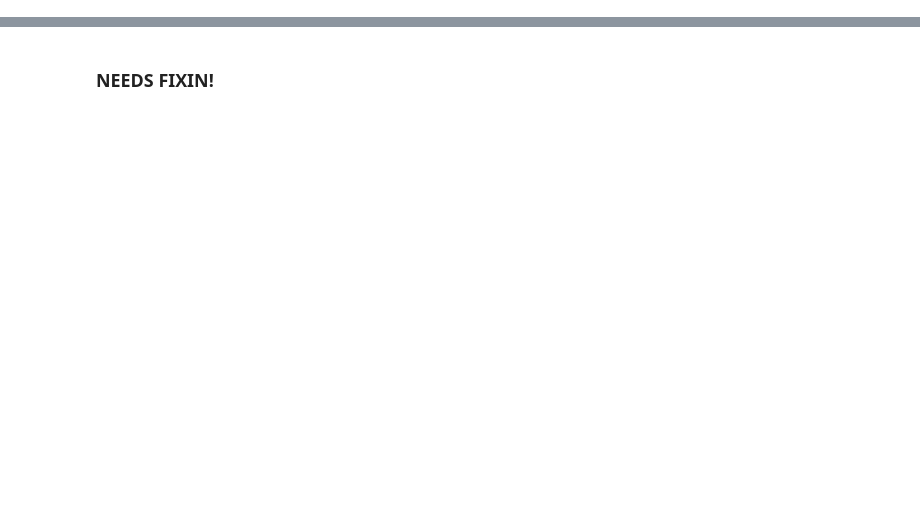
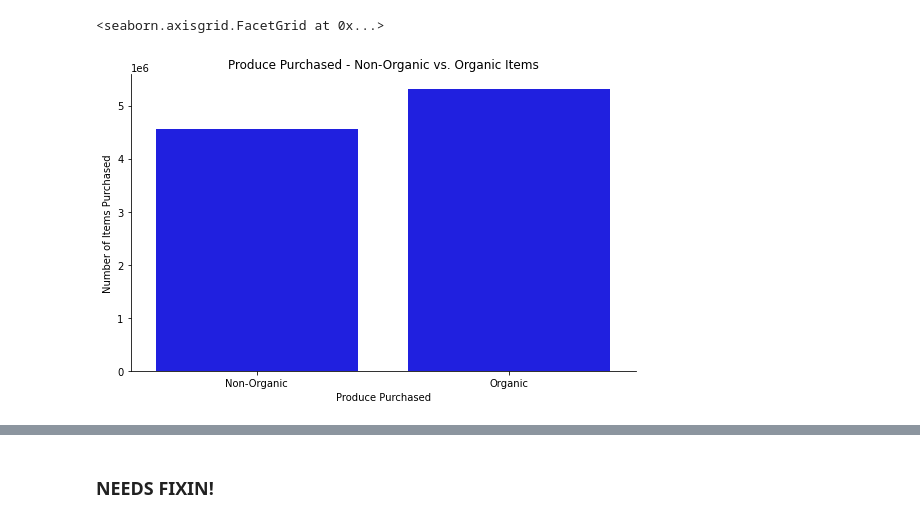
Before and after one commit to stemlock/Instacart_Market_Basket_Data_Analysis, a Jupyter notebook: roughwork_Faris.ipynb, the cells around one changed output, grey strips where cells are left out. Cells and saved outputs as stored; diff of their text form; code cells hidden in the pictures; blank space fills up the shorter version.

```diff
--- a/roughwork_Faris.ipynb
+++ b/roughwork_Faris.ipynb
@@ -6,3 +6,5 @@ import matplotlib.pyplot as plt
 import seaborn as sns
 
 %matplotlib inline
+# %%
+whole = pd.read_csv('complete_dataset-002.csv')
@@ -8,0 +20,3 @@ import seaborn as sns
+# %%
+produce = whole[whole['department'] == 'produce']
+produce.head()
@@ -8,0 +30,3 @@ import seaborn as sns
+# %%
+produce['organic?'] = produce['product_name'].str.contains('Organic').astype(int)
+produce
@@ -8,0 +52,7 @@ import seaborn as sns
+# %%
+g = sns.factorplot("organic?", data=produce, aspect=1.5, kind="count", color="b")
+g.set_xticklabels(['Non-Organic', 'Organic'])
+g.set(xlabel='Produce Purchased', ylabel='Number of Items Purchased', title='Produce Purchased - Non-Organic vs. Organic Items')
+# %% [output]
+<seaborn.axisgrid.FacetGrid at 0x...>
+[figure, added]
```
Also changed, not shown: parts of 72 cells of this notebook.
